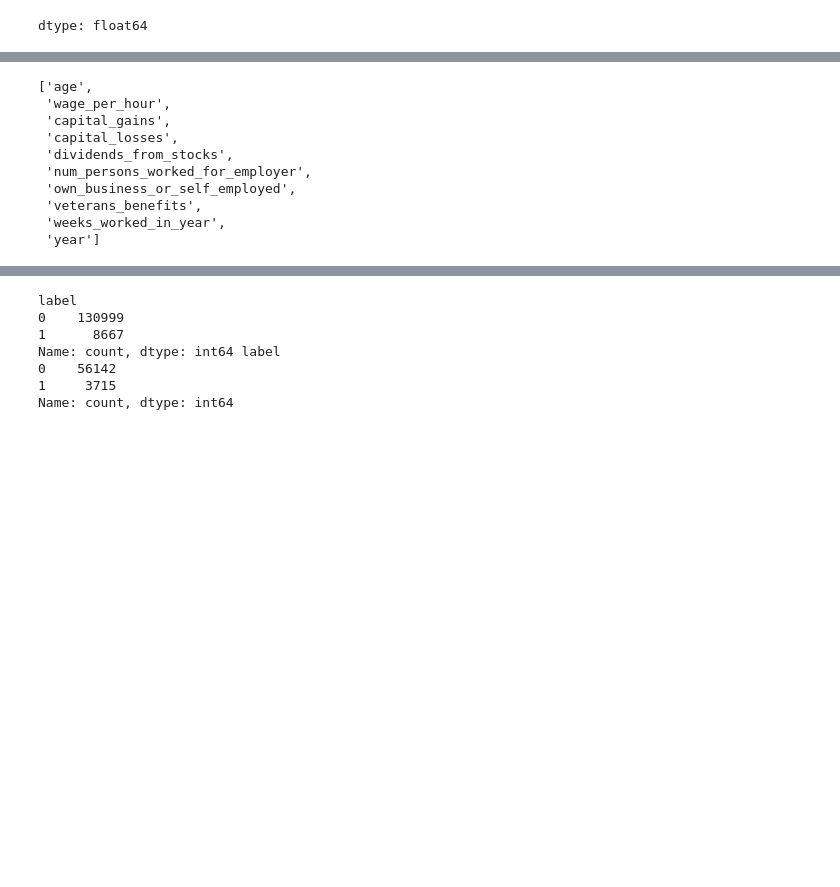
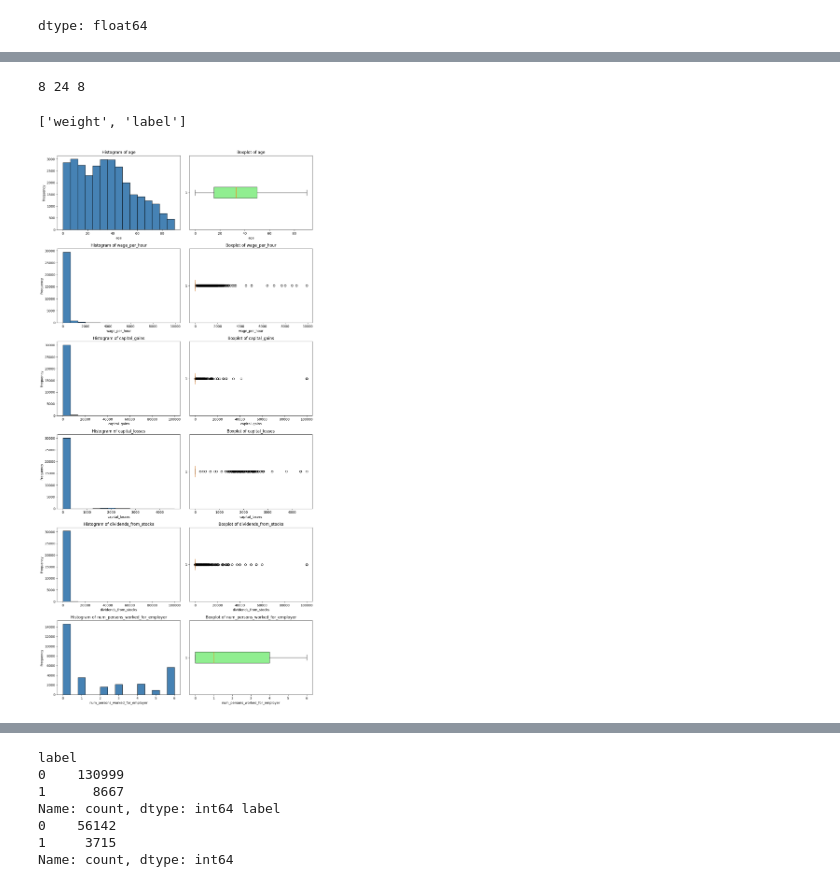
Before and after one commit to sindla97/Machine-Learning, a Jupyter notebook: census_bureau.ipynb, the cells around one changed output, grey strips where cells are left out. Cells and saved outputs as stored; diff of their text form; code cells hidden in the pictures; blank space fills up the shorter version.

```diff
--- a/census_bureau.ipynb
+++ b/census_bureau.ipynb
@@ -163,18 +157,39 @@ v_father_mother:0.7710406662974076; v_father_self:0.6590728604158304; v_mother_s
 # %%
 target='label'
 sample_weight='weight'
-cat_columns= [x for x in data_type_df.loc[data_type_df['data_type']=='object','index'].tolist() if x not in [target,sample_weight]]
-cat_columns
+cat_l_cardinal_col= [x for x in data_type_df.loc[(data_type_df['data_type']=='object') &(data_type_df['nunique']<=4),'index'].tolist() if x not in [target,sample_weight]]
+cat_h_cardinal_col= [x for x in data_type_df.loc[data_type_df['data_type']=='object','index'].tolist() if x not in [target,sample_weight]+cat_l_cardinal_col]
 int_columns= [x for x in data_type_df.loc[data_type_df['data_type']=='int64','index'].tolist() if x not in [target,sample_weight]]
-int_columns
+print(len(cat_l_cardinal_col), len(cat_h_cardinal_col), len(int_columns))
 # %% [output]
-['age',
- 'wage_per_hour',
- 'capital_gains',
- 'capital_losses',
- 'dividends_from_stocks',
- 'num_persons_worked_for_employer',
- 'own_business_or_self_employed',
- 'veterans_benefits',
- 'weeks_worked_in_year',
- 'year']
+8 24 8
+# %%
+[x for x in df.columns if x not in cat_l_cardinal_col+cat_h_cardinal_col+int_columns]
+# %% [output]
+['weight', 'label']
+# %%
+n = len(int_columns)   # number of integer features
+
+# Create the figure and axes
+fig, axes = plt.subplots(nrows=n, ncols=2, figsize=(12, 4*n))
+
+if n == 1:
+    axes = np.expand_dims(axes, axis=0)
+
+# Loop through each integer column
+for i, col in enumerate(int_columns):
+    axes[i, 0].hist(df[col], bins=15, color='steelblue', edgecolor='black')
+    axes[i, 0].set_title(f'Histogram of {col}')
+    axes[i, 0].set_xlabel(col)
+    axes[i, 0].set_ylabel('Frequency')
+
+    # Boxplot
+    axes[i, 1].boxplot(df[col], vert=False, patch_artist=True,
+                       boxprops=dict(facecolor='lightgreen', color='black'))
+    axes[i, 1].set_title(f'Boxplot of {col}')
+    axes[i, 1].set_xlabel(col)
+
+plt.tight_layout()
+plt.show()
+# %% [output]
+[figure, added]
```
Also changed, not shown: parts of 38 cells of this notebook.
